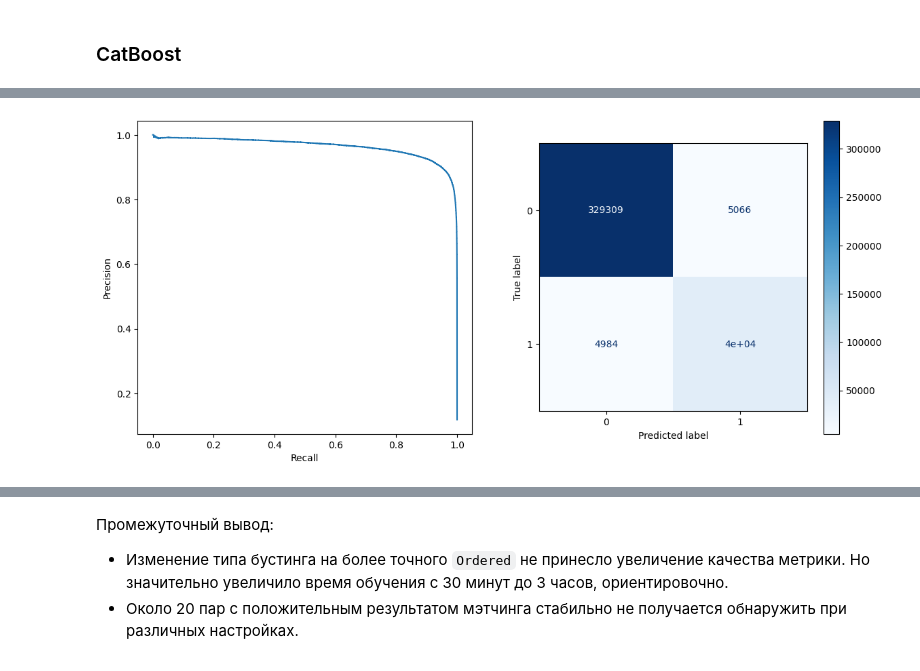
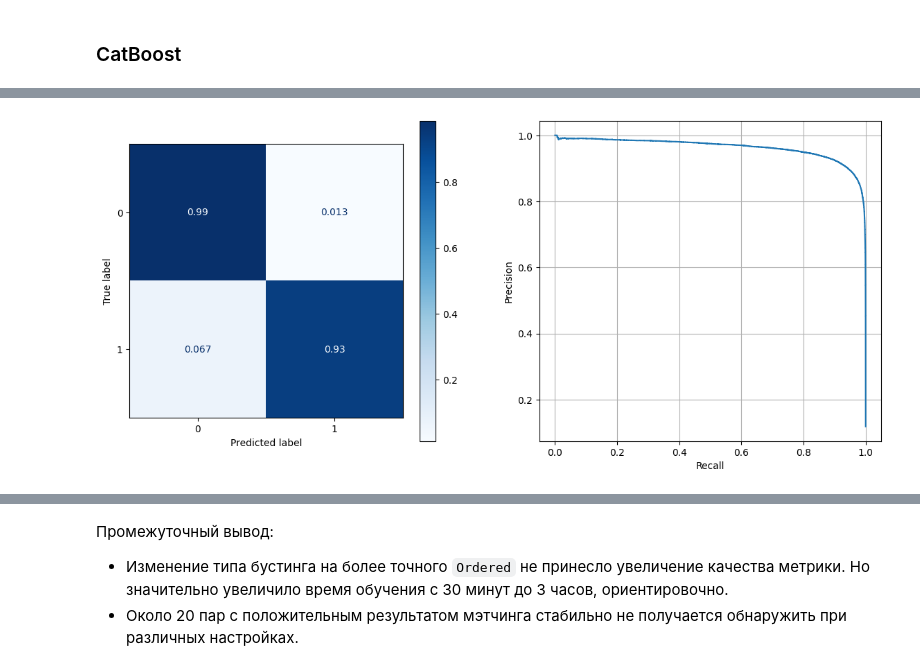
Before and after one commit to Danspers/Samokat.tech-Matching, a Jupyter notebook: Samokat.tech-Matching.ipynb, the cells around one changed output, grey strips where cells are left out. Cells and saved outputs as stored; diff of their text form; code cells hidden in the pictures.

```diff
--- a/Samokat.tech-Matching.ipynb
+++ b/Samokat.tech-Matching.ipynb
@@ -1349,11 +1360,0 @@ plt.show()
-# %%
-fig, (ax1, ax2) = plt.subplots(1, 2, figsize=FIGSIZE)
-
-pr_display = PrecisionRecallDisplay(precision=precision, recall=recall)
-pr_display.plot(ax=ax1, )
-
-cm = ConfusionMatrixDisplay(confusion_matrix(valid_Y, valid_pred))
-cm.plot(ax=ax2, cmap=plt.cm.Blues)
-plt.show()
-# %% [output]
-[figure, removed]
@@ -1360,3 +1364,16 @@ plt.show()
+# %%
+# матрица ошибок и PR-кривая
+fig, (ax1, ax2) = plt.subplots(1, 2, figsize=FIGSIZE)
+
+ConfusionMatrixDisplay(confusion_matrix(valid_Y, valid_pred, normalize='true')).plot(ax=ax1, cmap=plt.cm.Blues)
+
+valid_proba = model_CB.predict_proba(valid_X)
+precision, recall, thresholds = precision_recall_curve(valid_Y, valid_proba[:, 1])
+PrecisionRecallDisplay(precision=precision, recall=recall).plot(ax=ax2)
+plt.grid(True)
+plt.show()
+# %% [output]
+[figure, added]
 # %%
 # значимость признаков
 w = pd.DataFrame(data=model_CB.get_feature_importance(), index=train_X.columns, columns=['w'])
```
Also changed, not shown: parts of 19 cells of this notebook.
